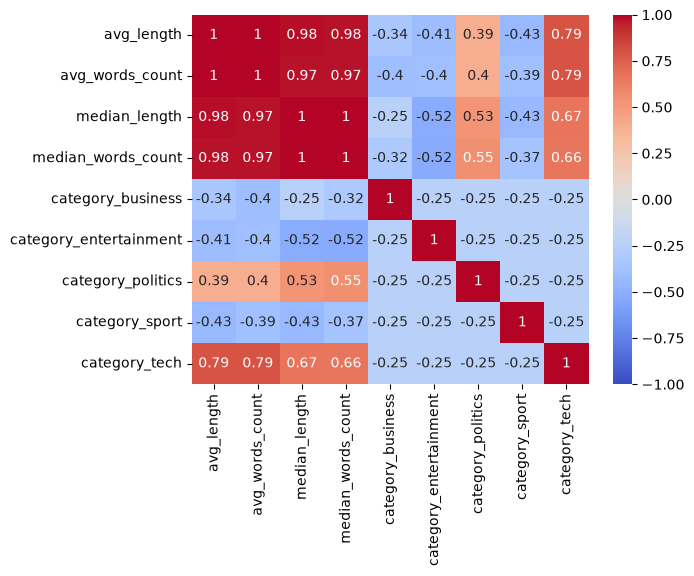
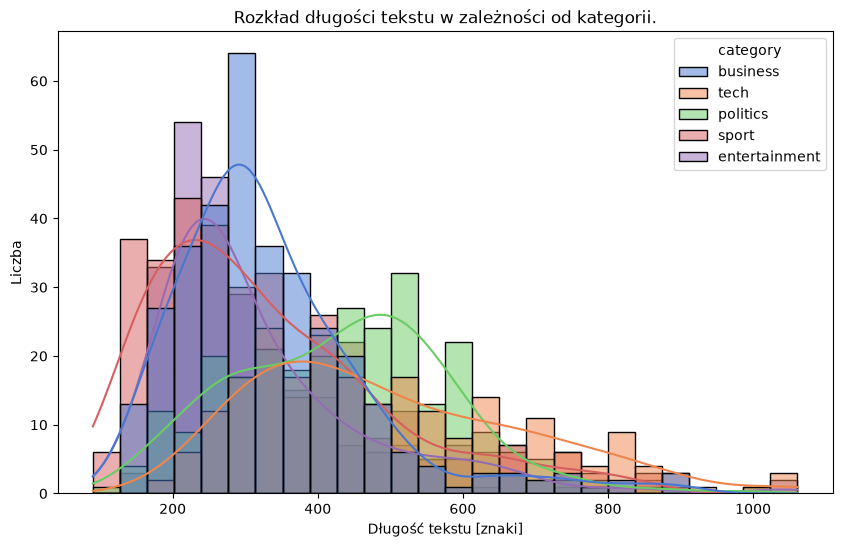
Unified diff of the notebook cell whose output changed from the first chart to the second:
--- before
+++ after
@@ -1,3 +1,14 @@
-df_basic_stats_corr = pd.get_dummies(df_basic_stats, columns=["category"], dtype=int)
-sns.heatmap(pd.get_dummies(df_basic_stats, columns=["category"], dtype=int).corr(numeric_only=True), vmin=-1, vmax=1, cmap="coolwarm", annot=True)
+plt.figure(figsize=(10, 6))
+sns.histplot(
+    data=df_basic,
+    x="text_words_count",
+    hue="category",
+    multiple="layer",  # {layer, dodge, stack, fill}
+    palette="muted",
+    kde=True,
+)
+
+plt.title("Rozkład długości tekstu w zależności od kategorii.")
+plt.xlabel("Długość tekstu [znaki]")
+plt.ylabel("Liczba")
 plt.show()

Commit: chore: update eda to check unique words